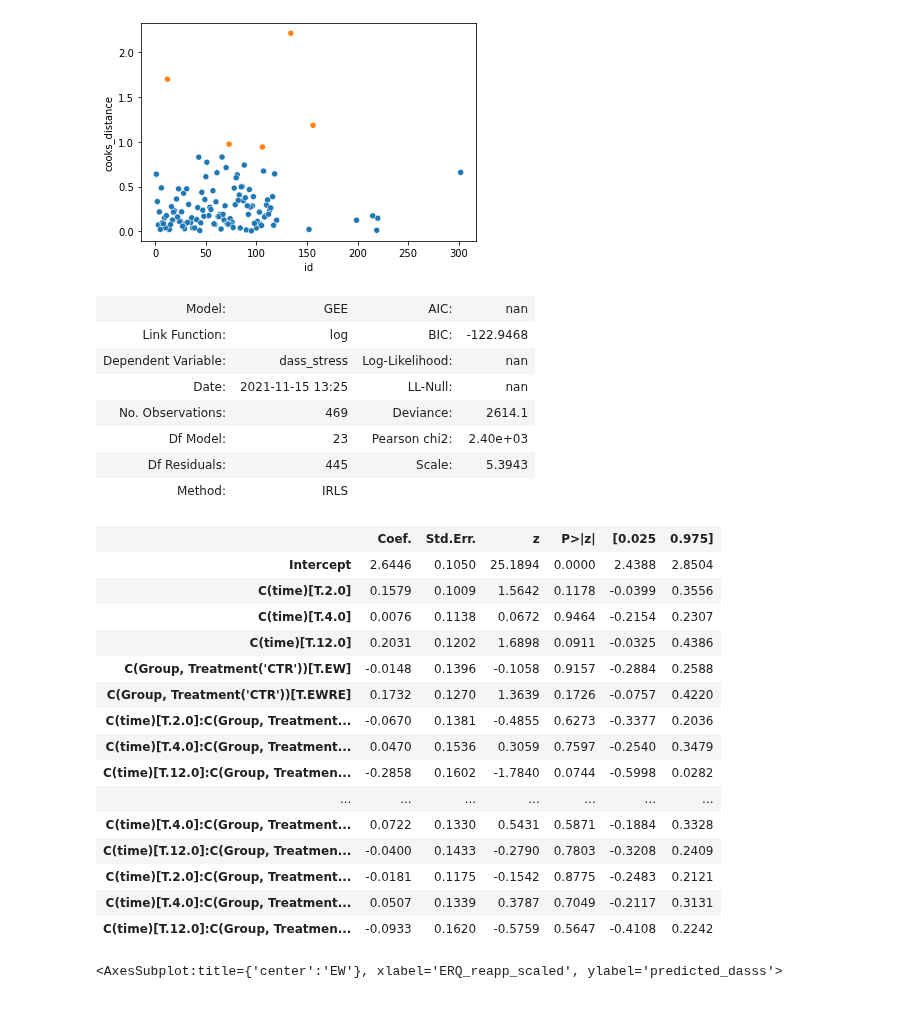
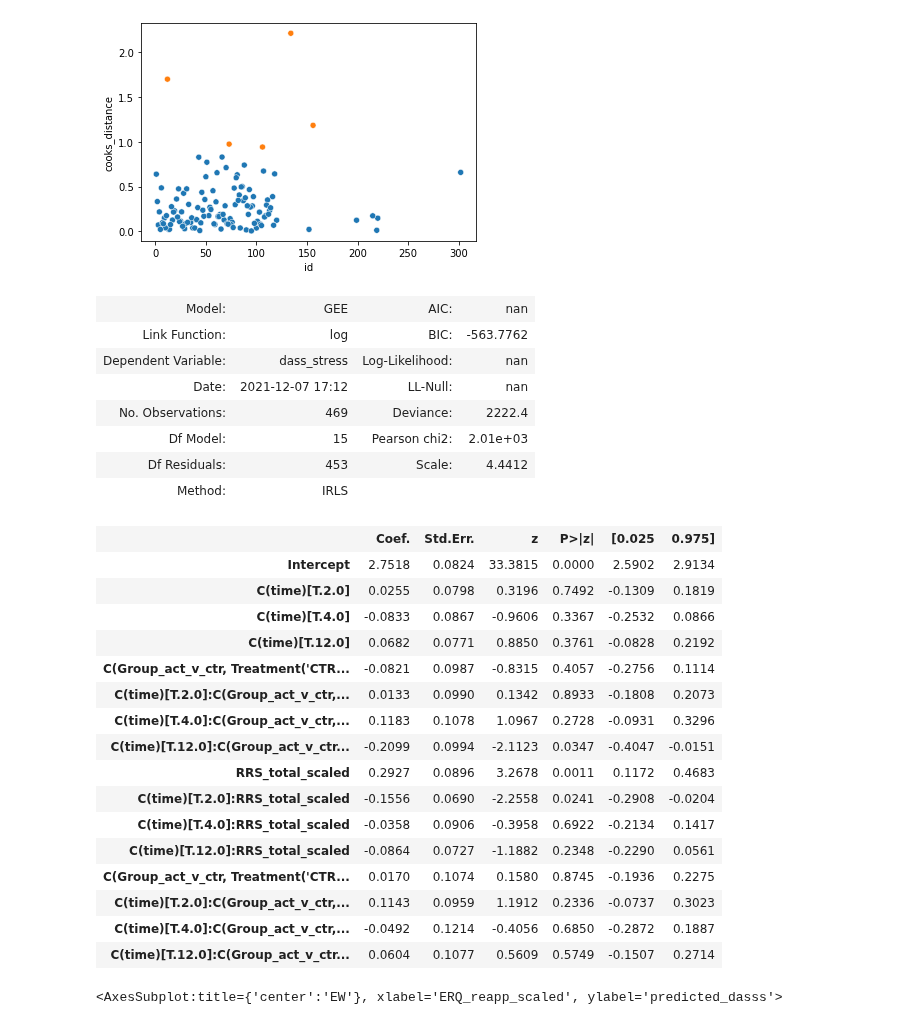
Before and after one commit to lucia-lux/EW_analysis, a Jupyter notebook: ew_anlaysis_1510.ipynb, the cells around one changed output. Saved outputs shown, nothing was run; the diff lists cells and outputs as text; code cells hidden in the pictures.

```diff
--- a/ew_anlaysis_1510.ipynb
+++ b/ew_anlaysis_1510.ipynb
@@ -20,9 +20,9 @@ warnings.filterwarnings('ignore')
 # %% [markdown]
 Path to directories where data is stored. Set home = 1 for WFH, 0 otherwise.
 # %%
-home = 0
+home = 1
 if home:
-    infiledir = r"C:\Users\Possible_online_studies\NLP_expressive_writing\analysis\Processed_2"
+    infiledir = r"C:\Users\Luzia T\UCL\WorkingFromHome\Possible_online_studies\NLP_expressive_writing\analysis\Processed_2"
     rand_dir = r"C:\Users\Luzia T\UCL\WorkingFromHome\Possible_online_studies\NLP_expressive_writing\analysis"
 
 else:
@@ -111,7 +111,7 @@ def set_initial_vals(in_df,col_list):
 
     Returns
     -------
-    Nothing. Df is mutable, function changes og df.
+
 
     """
     sub_ids = in_df.id.unique()
@@ -119,6 +119,8 @@ def set_initial_vals(in_df,col_list):
         for col in col_list:
             initial_val = in_df.loc[(in_df.id==pnum)&(in_df.order==1),col].iloc[0]
             in_df.loc[(in_df.id==pnum)&(in_df.order.isin([2,3,4])), col] = initial_val
+
+    return in_df
 
 
 def demographics_check(in_df, num_subs):
@@ -1139,33 +1109,34 @@ sns.scatterplot(data=cooks_distance_df, x="id", y="cooks_distance",hue = 'above_
 <AxesSubplot:xlabel='id', ylabel='cooks_distance'>
 [figure]
 # %%
-model_erq_dasss = smf.gee("dass_stress~ C(time) * C(Group, Treatment('CTR'))*ERQ_reapp_scaled","id", all_dat_df, cov_struct = sm.cov_struct.Autoregressive(), family = sm.families.Tweedie()).fit()
+model_erq_dasss = smf.gee("dass_stress~ C(time) * C(Group_act_v_ctr, Treatment('CTR'))*RRS_total_scaled","id", all_dat_df, cov_struct = sm.cov_struct.Independence(), family = sm.families.Tweedie()).fit()
 model_erq_dasss.summary2()
 # %% [output]
 | Model: | GEE | AIC: | nan |
-| Link Function: | log | BIC: | -122.9468 |
+| Link Function: | log | BIC: | -563.7762 |
 | Dependent Variable: | dass_stress | Log-Likelihood: | nan |
-| Date: | 2021-11-15 13:25 | LL-Null: | nan |
-| No. Observations: | 469 | Deviance: | 2614.1 |
-| Df Model: | 23 | Pearson chi2: | 2.40e+03 |
-| Df Residuals: | 445 | Scale: | 5.3943 |
+| Date: | 2021-12-07 17:12 | LL-Null: | nan |
+| No. Observations: | 469 | Deviance: | 2222.4 |
+| Df Model: | 15 | Pearson chi2: | 2.01e+03 |
+| Df Residuals: | 453 | Scale: | 4.4412 |
 | Method: | IRLS |  |  |
 |  | Coef. | Std.Err. | z | P>|z| | [0.025 | 0.975] |
-| Intercept | 2.6446 | 0.1050 | 25.1894 | 0.0000 | 2.4388 | 2.8504 |
-| C(time)[T.2.0] | 0.1579 | 0.1009 | 1.5642 | 0.1178 | -0.0399 | 0.3556 |
-| C(time)[T.4.0] | 0.0076 | 0.1138 | 0.0672 | 0.9464 | -0.2154 | 0.2307 |
-| C(time)[T.12.0] | 0.2031 | 0.1202 | 1.6898 | 0.0911 | -0.0325 | 0.4386 |
-| C(Group, Treatment('CTR'))[T.EW] | -0.0148 | 0.1396 | -0.1058 | 0.9157 | -0.2884 | 0.2588 |
-| C(Group, Treatment('CTR'))[T.EWRE] | 0.1732 | 0.1270 | 1.3639 | 0.1726 | -0.0757 | 0.4220 |
-| C(time)[T.2.0]:C(Group, Treatment... | -0.0670 | 0.1381 | -0.4855 | 0.6273 | -0.3377 | 0.2036 |
-| C(time)[T.4.0]:C(Group, Treatment... | 0.0470 | 0.1536 | 0.3059 | 0.7597 | -0.2540 | 0.3479 |
-| C(time)[T.12.0]:C(Group, Treatmen... | -0.2858 | 0.1602 | -1.7840 | 0.0744 | -0.5998 | 0.0282 |
-| ... | ... | ... | ... | ... | ... | ... |
-| C(time)[T.4.0]:C(Group, Treatment... | 0.0722 | 0.1330 | 0.5431 | 0.5871 | -0.1884 | 0.3328 |
-| C(time)[T.12.0]:C(Group, Treatmen... | -0.0400 | 0.1433 | -0.2790 | 0.7803 | -0.3208 | 0.2409 |
-| C(time)[T.2.0]:C(Group, Treatment... | -0.0181 | 0.1175 | -0.1542 | 0.8775 | -0.2483 | 0.2121 |
-| C(time)[T.4.0]:C(Group, Treatment... | 0.0507 | 0.1339 | 0.3787 | 0.7049 | -0.2117 | 0.3131 |
-| C(time)[T.12.0]:C(Group, Treatmen... | -0.0933 | 0.1620 | -0.5759 | 0.5647 | -0.4108 | 0.2242 |
+| Intercept | 2.7518 | 0.0824 | 33.3815 | 0.0000 | 2.5902 | 2.9134 |
+| C(time)[T.2.0] | 0.0255 | 0.0798 | 0.3196 | 0.7492 | -0.1309 | 0.1819 |
+| C(time)[T.4.0] | -0.0833 | 0.0867 | -0.9606 | 0.3367 | -0.2532 | 0.0866 |
+| C(time)[T.12.0] | 0.0682 | 0.0771 | 0.8850 | 0.3761 | -0.0828 | 0.2192 |
+| C(Group_act_v_ctr, Treatment('CTR... | -0.0821 | 0.0987 | -0.8315 | 0.4057 | -0.2756 | 0.1114 |
+| C(time)[T.2.0]:C(Group_act_v_ctr,... | 0.0133 | 0.0990 | 0.1342 | 0.8933 | -0.1808 | 0.2073 |
+| C(time)[T.4.0]:C(Group_act_v_ctr,... | 0.1183 | 0.1078 | 1.0967 | 0.2728 | -0.0931 | 0.3296 |
+| C(time)[T.12.0]:C(Group_act_v_ctr... | -0.2099 | 0.0994 | -2.1123 | 0.0347 | -0.4047 | -0.0151 |
+| RRS_total_scaled | 0.2927 | 0.0896 | 3.2678 | 0.0011 | 0.1172 | 0.4683 |
+| C(time)[T.2.0]:RRS_total_scaled | -0.1556 | 0.0690 | -2.2558 | 0.0241 | -0.2908 | -0.0204 |
+| C(time)[T.4.0]:RRS_total_scaled | -0.0358 | 0.0906 | -0.3958 | 0.6922 | -0.2134 | 0.1417 |
+| C(time)[T.12.0]:RRS_total_scaled | -0.0864 | 0.0727 | -1.1882 | 0.2348 | -0.2290 | 0.0561 |
+| C(Group_act_v_ctr, Treatment('CTR... | 0.0170 | 0.1074 | 0.1580 | 0.8745 | -0.1936 | 0.2275 |
+| C(time)[T.2.0]:C(Group_act_v_ctr,... | 0.1143 | 0.0959 | 1.1912 | 0.2336 | -0.0737 | 0.3023 |
+| C(time)[T.4.0]:C(Group_act_v_ctr,... | -0.0492 | 0.1214 | -0.4056 | 0.6850 | -0.2872 | 0.1887 |
+| C(time)[T.12.0]:C(Group_act_v_ctr... | 0.0604 | 0.1077 | 0.5609 | 0.5749 | -0.1507 | 0.2714 |
 # %%
 predictions = model_erq_dasss.predict(exog = model_df)
 model_df['predicted_dasss'] = predictions
```
Also changed, not shown: parts of 36 cells of this notebook.
